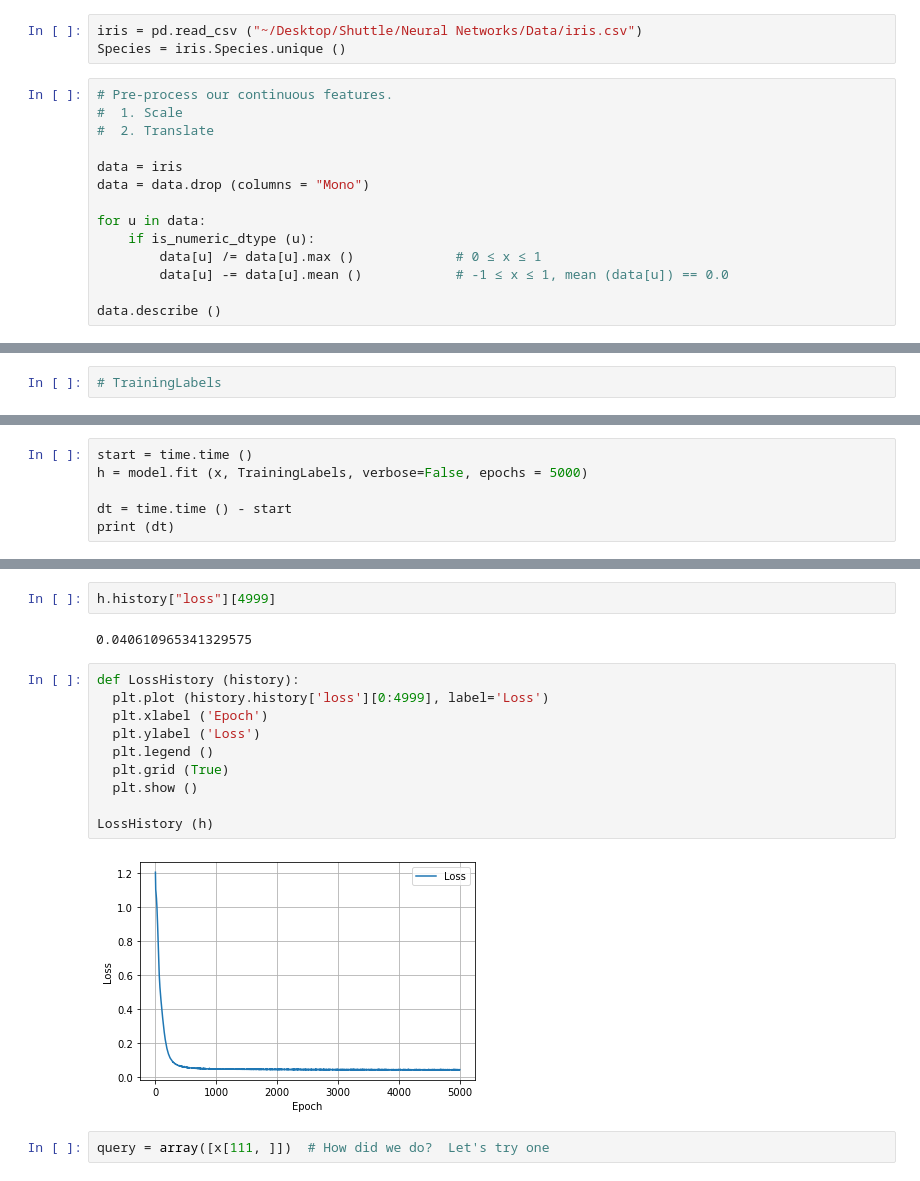
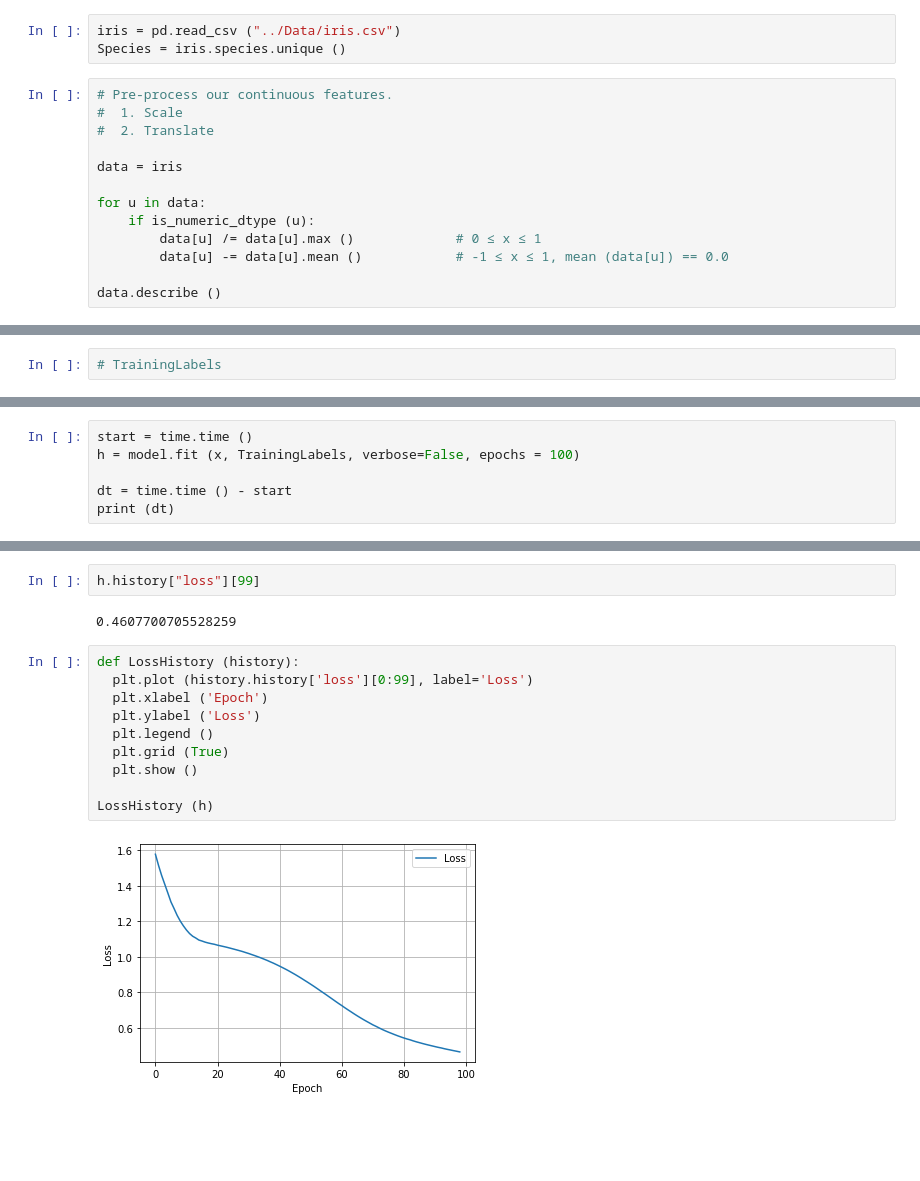
Before and after one commit to nom-de-guerre/DDL_book, a Jupyter notebook: Chap04/Project_4_3.ipynb, the cells around one changed output, grey strips where cells are left out. Drawn from its saved outputs; the diff is of its cells as text; blank space fills up the shorter version.

```diff
--- a/Chap04/Project_4_3.ipynb
+++ b/Chap04/Project_4_3.ipynb
@@ -23,13 +23,12 @@ tf.config.set_visible_devices ([], "GPU")
 # %%
-iris = pd.read_csv ("~/Desktop/Shuttle/Neural Networks/Data/iris.csv")
-Species = iris.Species.unique ()
+iris = pd.read_csv ("../Data/iris.csv")
+Species = iris.species.unique ()
 # %%
 # Pre-process our continuous features.
 #  1. Scale
 #  2. Translate
 
 data = iris
-data = data.drop (columns = "Mono")
 
 for u in data:
     if is_numeric_dtype (u):
@@ -104,6 +100,6 @@ _________________________________________________________________
 # %%
 start = time.time ()
-h = model.fit (x, TrainingLabels, verbose=False, epochs = 5000)
+h = model.fit (x, TrainingLabels, verbose=False, epochs = 100)
 
 dt = time.time () - start
 print (dt)
@@ -113,18 +110,16 @@ print (dt)
 # %%
-h.history["loss"][4999]
+h.history["loss"][99]
 # %% [output]
-0.040610965341329575
+0.4607700705528259
 # %%
 def LossHistory (history):
-  plt.plot (history.history['loss'][0:4999], label='Loss')
+  plt.plot (history.history['loss'][0:99], label='Loss')
   plt.xlabel ('Epoch')
   plt.ylabel ('Loss')
   plt.legend ()
   plt.grid (True)
   plt.show ()
 
 LossHistory (h)
 # %% [output]
-[figure, old version]
+[figure, new version]
-# %%
-query = array([x[111, ]])  # How did we do?  Let's try one
```
Also changed, not shown: parts of 15 cells of this notebook, 1 other file.
